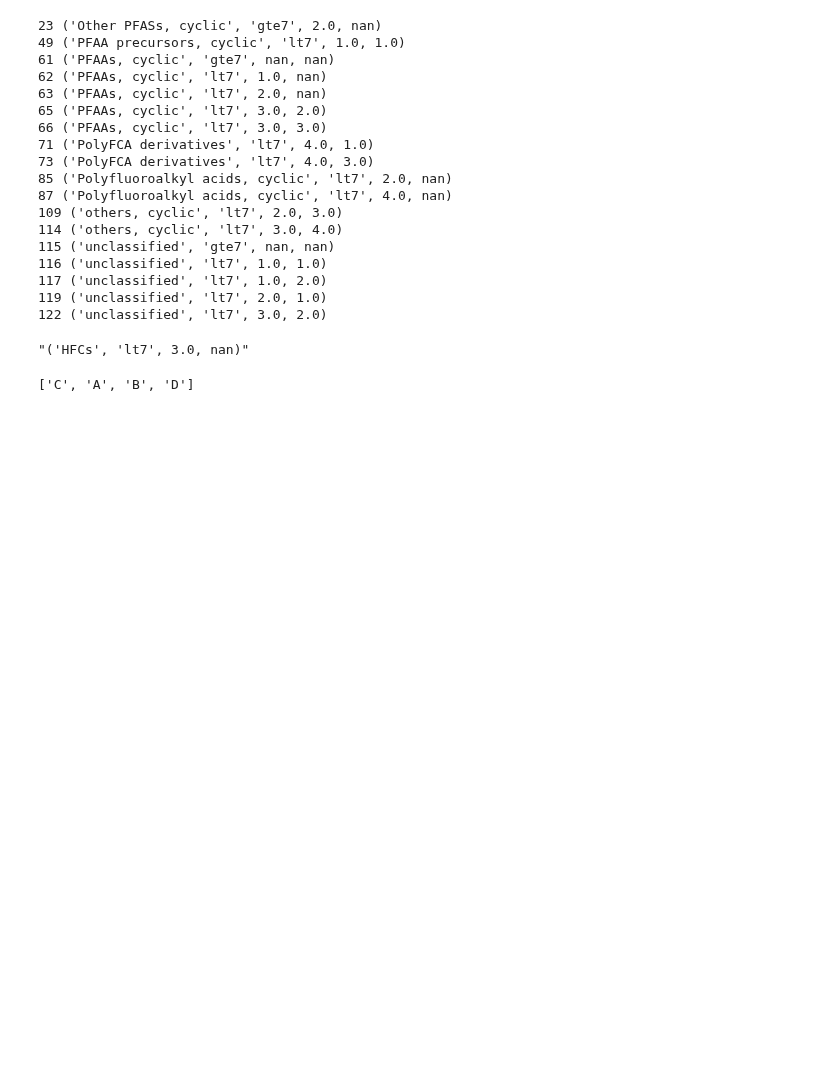
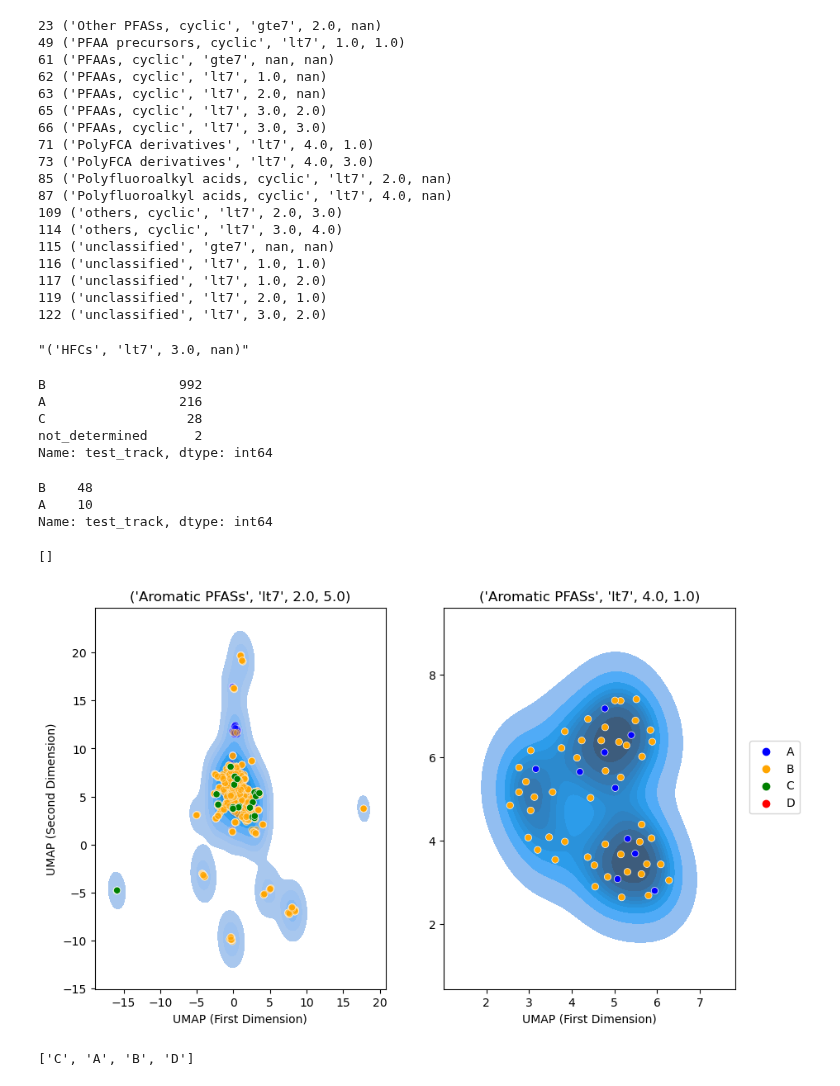
Before and after one commit to patlewig/nts_pfas, a Jupyter notebook: notebooks/12_physchem_similarity.ipynb, the cells around one changed output. Cells and saved outputs as stored; diff of their text form; code cells hidden in the pictures; blank space fills up the shorter version.

```diff
--- a/notebooks/12_physchem_similarity.ipynb
+++ b/notebooks/12_physchem_similarity.ipynb
@@ -636,5 +638,11 @@ pickle.dump( umap_phys, open(interim_dir+ "umap_lst_physchem_120524.pkl", "wb" )
 # %%
 pickle.dump( umap_lst, open(interim_dir+ "umap_lst_120524.pkl", "wb" ) )
+# %%
+file = open(interim_dir+ "umap_lst_120524.pkl", "rb" )
+umap_lst = pickle.load(file)
+# %%
+file1 = open(interim_dir+ "umap_lst_physchem_120524.pkl", "rb" )
+umap_phys = pickle.load(file1)
 # %%
 umap_phys[umap_lst[6]['label']][umap_phys[umap_lst[6]['label']]['test_track'] !='not_determined']
 # %% [output]
@@ -684,6 +692,68 @@ umap_lst[8]['label']
 umap_lst[14]['label']
 # %% [output]
 "('HFCs', 'lt7', 3.0, nan)"
+# %%
+#umap_lst[6]['label']
+umap_phys[umap_lst[6]['label']]['test_track'].value_counts()
+# %% [output]
+B                 992
+A                 216
+C                  28
+not_determined      2
+Name: test_track, dtype: int64
+# %%
+umap_phys[umap_lst[8]['label']]['test_track'].value_counts()
+# %% [output]
+B    48
+A    10
+Name: test_track, dtype: int64
+# %%
+fig, (ax1, ax2) = plt.subplots(1,2,figsize = (10,6))
+plt.subplots_adjust(hspace = 0.8)
+
+color_dict = dict({'A':'blue',
+                  'B':'orange',
+                  'C': 'green',
+                  'D': 'red'
+                  })
+
+ax1.title.set_text(umap_lst[6]['label'])
+ax2.title.set_text(umap_lst[8]['label'])
+ax1 = sns.kdeplot(x="umap_x", y="umap_y", fill = True,
+                     data=umap_phys[umap_lst[6]['label']][umap_phys[umap_lst[6]['label']]['test_track'] !='not_determined'] ,ax = ax1)
+# Adjust transparency for non-D labels
+for label in ['A', 'B']:
+    sns.scatterplot(x="umap_x", y="umap_y", hue = 'test_track', palette = color_dict,
+                    data=umap_phys[umap_lst[6]['label']][(umap_phys[umap_lst[6]['label']]['test_track'] == label) &
+                                                         (umap_phys[umap_lst[6]['label']]['test_track'] !='not_determined')],
+                    ax=ax1, alpha=0.5, legend=False)
+
+# Plot label 'D' last with full opacity
+sns.scatterplot(x="umap_x", y="umap_y", hue = 'test_track', palette = color_dict,
+                data=umap_phys[umap_lst[6]['label']][(umap_phys[umap_lst[6]['label']]['test_track'] == 'C') &
+                                                     (umap_phys[umap_lst[6]['label']]['test_track'] !='not_determined')],
+                ax=ax1, alpha=1.0, legend=False)
+
+ax2 = sns.kdeplot(x="umap_x", y="umap_y", fill = True,
+                     data=umap_phys[umap_lst[8]['label']], ax = ax2)
+ax2 = sns.scatterplot(x="umap_x", y="umap_y", hue = 'test_track', hue_order =  ['A', 'B', 'C', 'D'], palette = color_dict,
+                     data=umap_phys[umap_lst[8]['label']], ax = ax2)
+
+#ax1.get_legend().remove()
+ax2.set_ylabel('')
+ax1.set_ylabel('UMAP (Second Dimension)')
+ax1.set_xlabel('UMAP (First Dimension)')
+ax2.set_xlabel('UMAP (First Dimension)')
+#handles, labels = ax1.get_legend_handles_labels()
+print(labels)
+#legend_order = ['A', 'B', 'C', 'D']
+#labels = ['C', 'A', 'B', 'D']
+l = plt.legend(bbox_to_anchor=(1.05,0.65), loc=2, borderaxespad=0.)
+
+fig.savefig(figures_dir+'Figure9_060824.png', dpi = 300, bbox_inches = 'tight')
+# %% [output]
+[]
+[figure, added]
 # %%
 fig, (ax1, ax2) = plt.subplots(1,2,figsize = (10,6))
 plt.subplots_adjust(hspace = 0.8)
```
Also changed, not shown: parts of 1 cell of this notebook, 1 other file.
